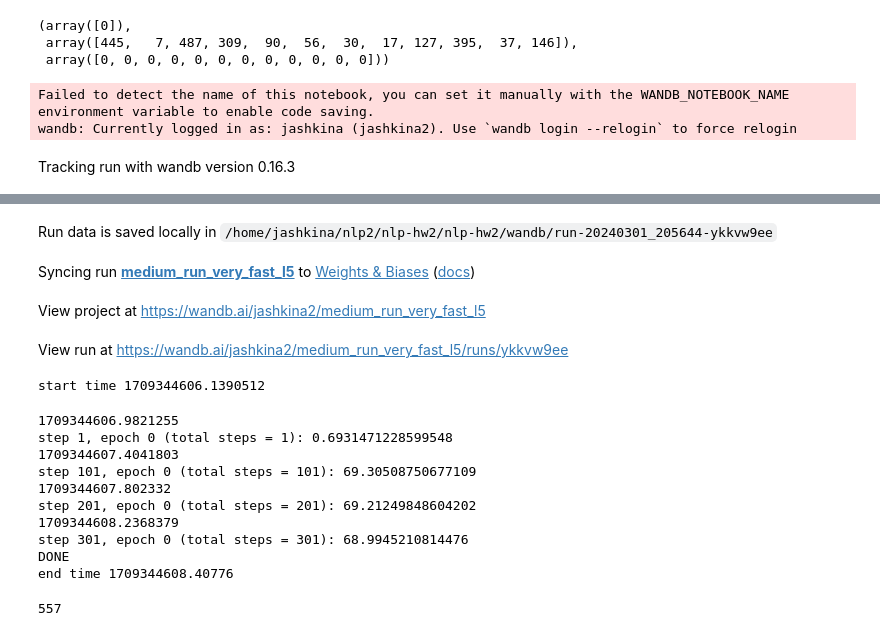
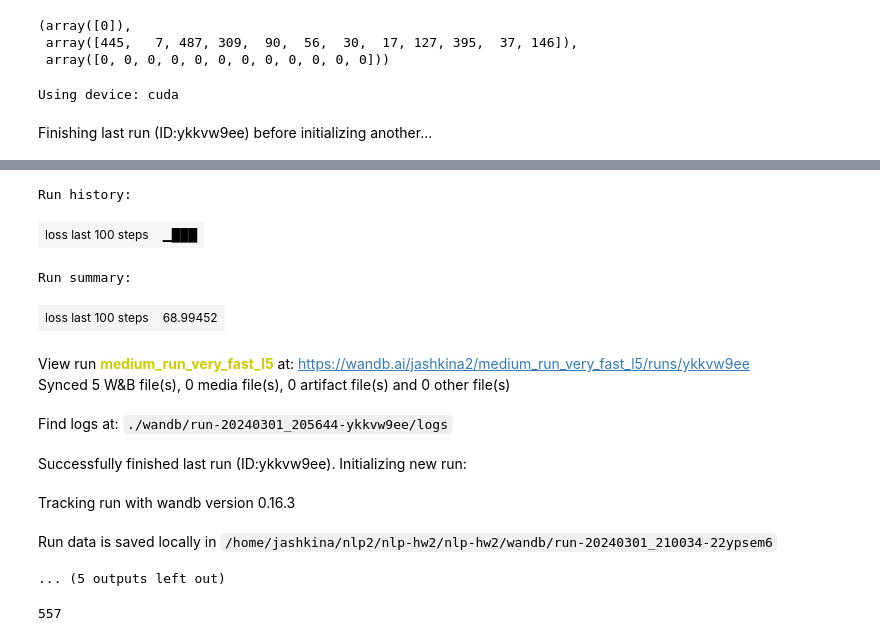
Before and after one commit to josh-ashkinaze/nlp-hw2, a Jupyter notebook: Word2Vec Pytorch Student.ipynb, the cells around one changed output, grey strips where cells are left out. Cells and saved outputs as stored; diff of their text form; code cells hidden in the pictures.

Commit message:
cuda works

```diff
--- a/Word2Vec Pytorch Student.ipynb
+++ b/Word2Vec Pytorch Student.ipynb
@@ -644,8 +644,8 @@ from torch.optim import AdamW
 ##########################
 # CHECK DEVICE
 ##########################
-#device = torch.device("cuda" if torch.cuda.is_available() else "cpu")
-#print(f"Using device: {device}")
+device = torch.device("cuda" if torch.cuda.is_available() else "cpu")
+print(f"Using device: {device}")
 
 ##########################
 # PARAMETERS
@@ -666,10 +666,10 @@ optimizer_choice = AdamW
 use_tiny = True
 
 if use_tiny:
-    model = Word2Vec(vocab_size=len(corpus_s.word_to_index), embedding_size=embedding_size)
+    model = Word2Vec(vocab_size=len(corpus_s.word_to_index), embedding_size=embedding_size).to(device)
     data_loader = DataLoader(training_data_s, batch_size=batch_size, shuffle=True, num_workers=min(os.cpu_count()-2, 20))
 else:
-    model = Word2Vec(vocab_size=len(corpus.word_to_index), embedding_size=embedding_size)
+    model = Word2Vec(vocab_size=len(corpus.word_to_index), embedding_size=embedding_size).to(device)
     data_loader = DataLoader(training_data, batch_size=batch_size, shuffle=True,num_workers=min(os.cpu_count()-2, 20))
 
 optimizer = optimizer_choice(lr=learning_rate, params=model.parameters())
@@ -692,9 +692,9 @@ for epoch in range(epochs):
 
         target_word_ids, context_ids, labels = data
 
-        target_word_ids = target_word_ids
-        context_ids = context_ids
-        labels = labels.float()
+        target_word_ids = target_word_ids.to(device)
+        context_ids = context_ids.to(device)
+        labels = labels.float().to(device)
 
         optimizer.zero_grad()
 
@@ -731,6 +731,5 @@ model.eval()
 loss_df = pd.DataFrame(loss_data)
 #sns.lineplot(data=loss_df, x='total_step', y='loss')
 # %% [output]
-Failed to detect the name of this notebook, you can set it manually with the WANDB_NOTEBOOK_NAME environment variable to enable code saving.
-wandb: Currently logged in as: jashkina (jashkina2). Use `wandb login --relogin` to force relogin
+Using device: cuda
-Tracking run with wandb version 0.16.3
+Finishing last run (ID:ykkvw9ee) before initializing another...
@@ -737,18 +737,14 @@ Tracking run with wandb version 0.16.3
+Run history:
+| loss last 100 steps | ▁███ |
+Run summary:
+| loss last 100 steps | 68.99452 |
-Run data is saved locally in /home/jashkina/nlp2/nlp-hw2/nlp-hw2/wandb/run-20240301_205644-ykkvw9ee
+View run medium_run_very_fast_l5 at: https://wandb.ai/jashkina2/medium_run_very_fast_l5/runs/ykkvw9ee
+Synced 5 W&B file(s), 0 media file(s), 0 artifact file(s) and 0 other file(s)
-Syncing run medium_run_very_fast_l5 to Weights & Biases (docs)
+Find logs at: ./wandb/run-20240301_205644-ykkvw9ee/logs
-View project at https://wandb.ai/jashkina2/medium_run_very_fast_l5
+Successfully finished last run (ID:ykkvw9ee). Initializing new run:
-View run at https://wandb.ai/jashkina2/medium_run_very_fast_l5/runs/ykkvw9ee
+Tracking run with wandb version 0.16.3
-start time 1709344606.1390512
-1709344606.9821255
-step 1, epoch 0 (total steps = 1): 0.6931471228599548
-1709344607.4041803
-step 101, epoch 0 (total steps = 101): 69.30508750677109
-1709344607.802332
-step 201, epoch 0 (total steps = 201): 69.21249848604202
-1709344608.2368379
-step 301, epoch 0 (total steps = 301): 68.9945210814476
-DONE
-end time 1709344608.40776
+Run data is saved locally in /home/jashkina/nlp2/nlp-hw2/nlp-hw2/wandb/run-20240301_210034-22ypsem6
+... (5 outputs left out)
 # %%
 model.vocab_size
 # %% [output]
```
Also changed, not shown: parts of 2 cells of this notebook.
